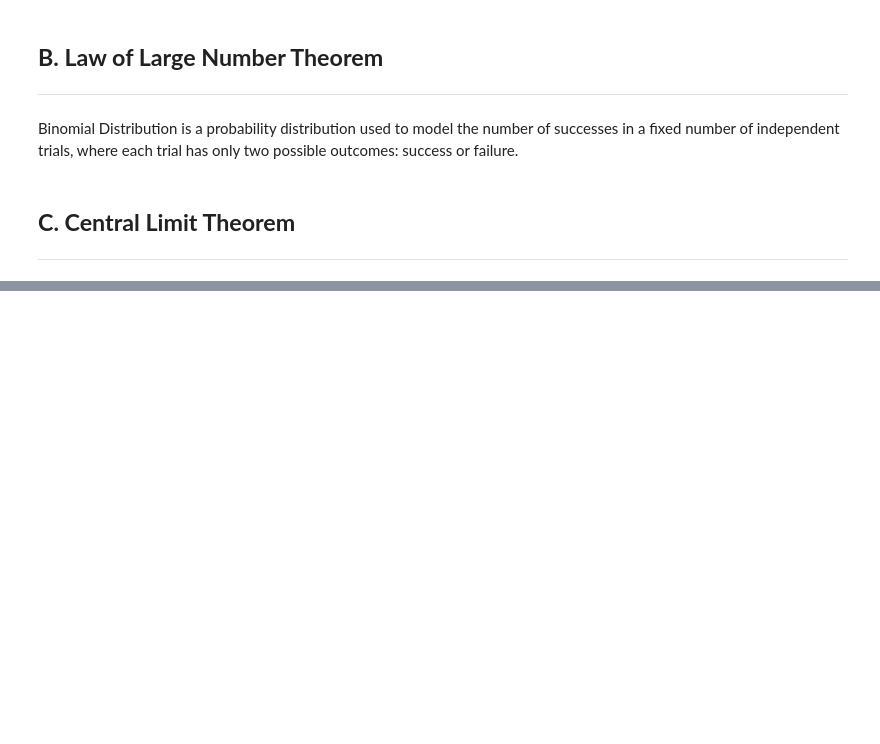
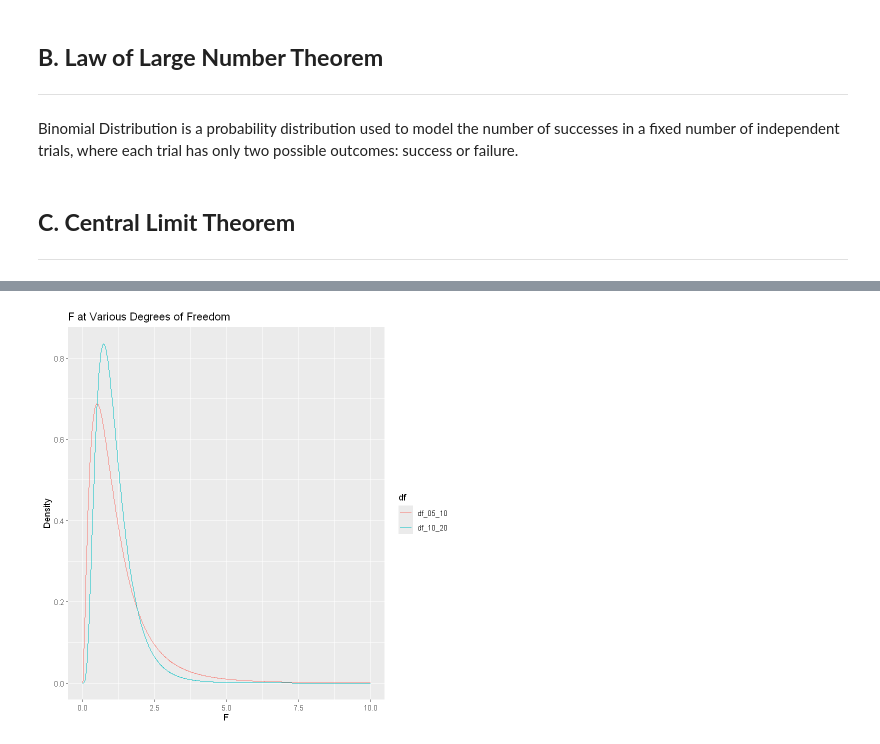
Before and after one commit to ansyaku/Statistika3_UGM_ipynb, a Jupyter notebook: Tugas Pertemuan 6 Statistika.ipynb, the cells around one changed output, grey strips where cells are left out. Drawn from its saved outputs; the diff is of its cells as text; code cells hidden in the pictures; blank space fills up the shorter version.

```diff
--- a/Tugas Pertemuan 6 Statistika.ipynb
+++ b/Tugas Pertemuan 6 Statistika.ipynb
@@ -47,0 +49,16 @@ plot(success,dbinom(success,size=10,prob=.5),
+# %%
+library(dplyr)
+library(ggplot2)
+library(tidyr)
+
+data.frame(f = 0:1000 / 100) %>%
+           mutate(df_10_20 = df(x = f, df1 = 10, df2 = 20),
+                  df_05_10 = df(x = f, df1 = 5, df2 = 10)) %>%
+  gather(key = "df", value = "density", -f) %>%
+ggplot() +
+  geom_line(aes(x = f, y = density, color = df)) +
+  labs(title = "F at Various Degrees of Freedom",
+       x = "F",
+       y = "Density")
+# %% [output]
+[figure, added]
```
Also changed, not shown: parts of 5 cells of this notebook, 3 other files.
